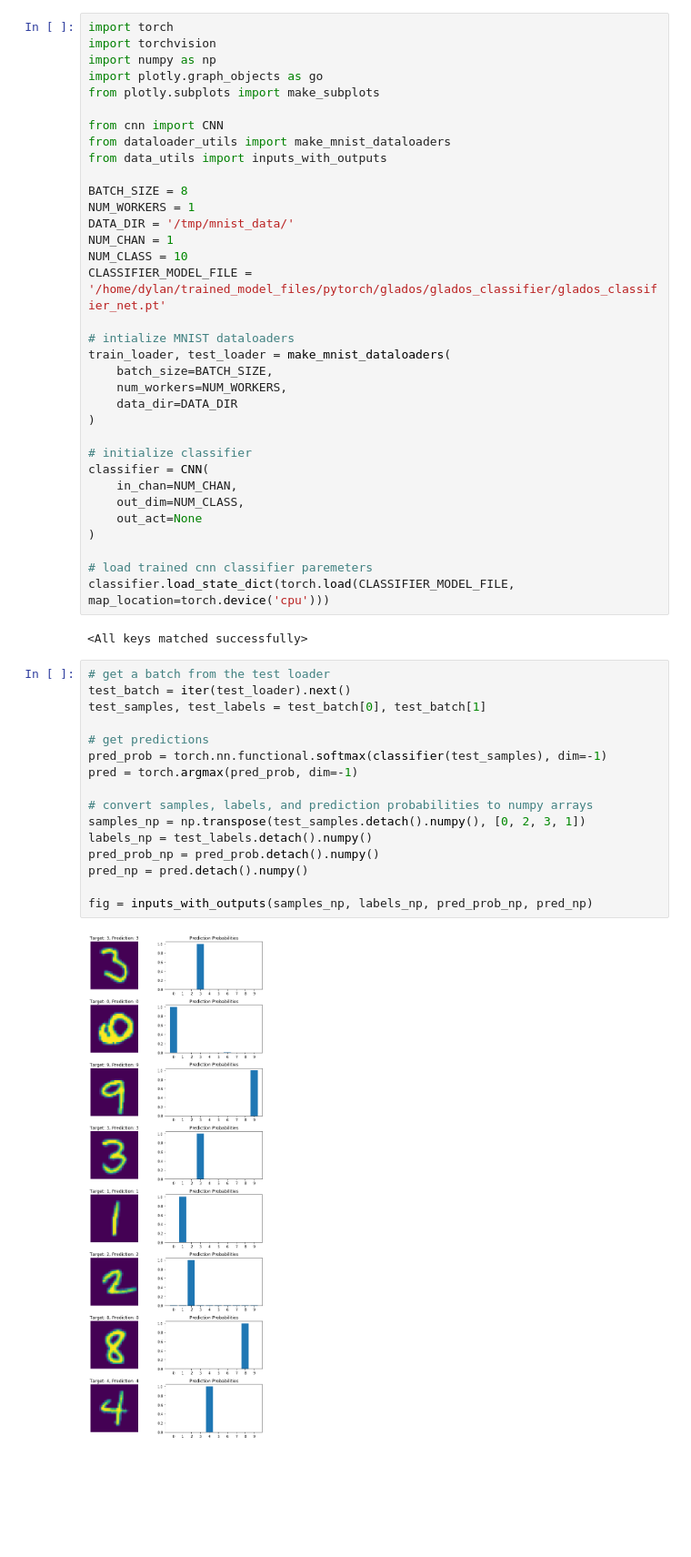
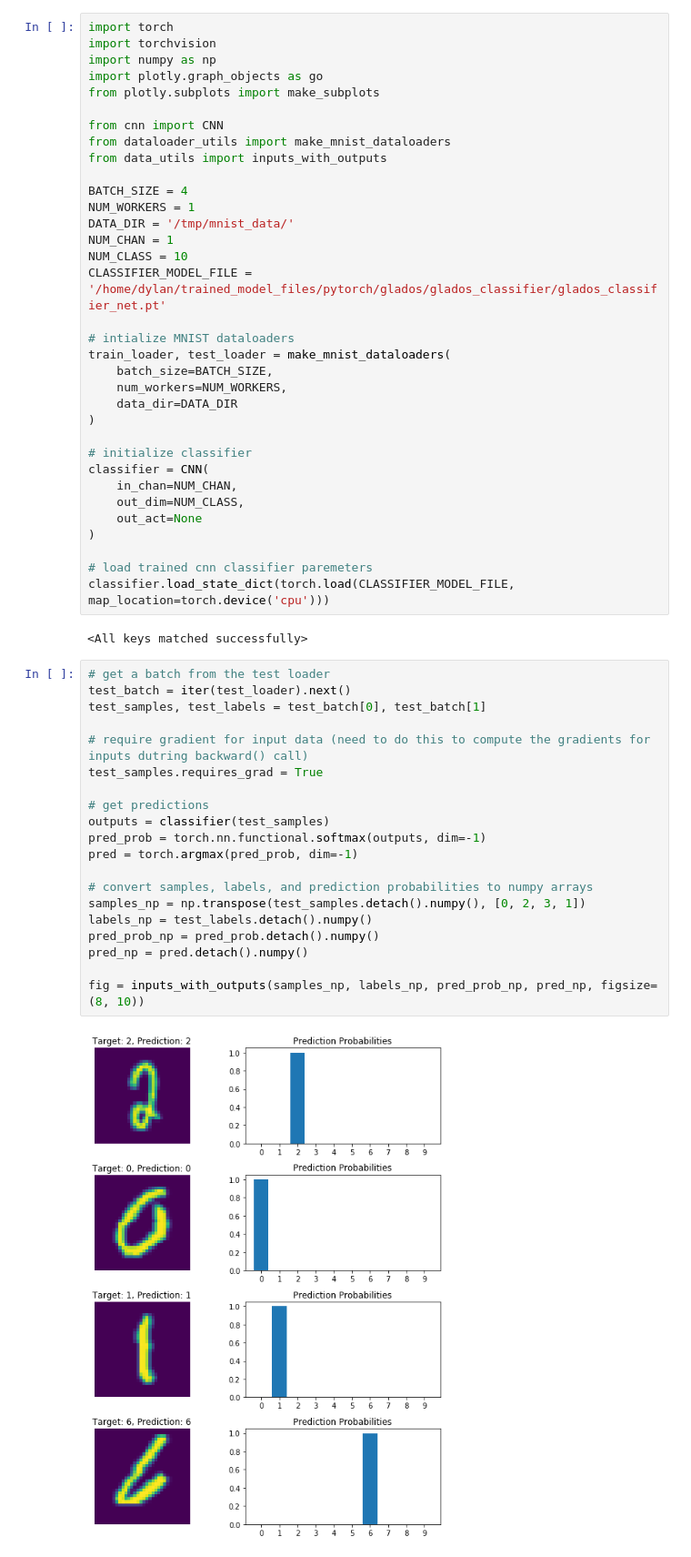
Before and after one commit to dylanell/adversarial-samples, a Jupyter notebook: adversarial_examples.ipynb, the cells around one changed output. Shown at 91% size. Cells and saved outputs as stored; diff of their text form; blank space fills up the shorter version.

```diff
--- a/adversarial_examples.ipynb
+++ b/adversarial_examples.ipynb
@@ -11,7 +11,7 @@ from cnn import CNN
 from dataloader_utils import make_mnist_dataloaders
 from data_utils import inputs_with_outputs
 
-BATCH_SIZE = 8
+BATCH_SIZE = 4
 NUM_WORKERS = 1
 DATA_DIR = '/tmp/mnist_data/'
 NUM_CHAN = 1
@@ -39,18 +39,22 @@ classifier.load_state_dict(torch.load(CLASSIFIER_MODEL_FILE, map_location=torch.
 # %%
 # get a batch from the test loader
 test_batch = iter(test_loader).next()
 test_samples, test_labels = test_batch[0], test_batch[1]
 
+# require gradient for input data (need to do this to compute the gradients for inputs dutring backward() call)
+test_samples.requires_grad = True
+
 # get predictions
-pred_prob = torch.nn.functional.softmax(classifier(test_samples), dim=-1)
+outputs = classifier(test_samples)
+pred_prob = torch.nn.functional.softmax(outputs, dim=-1)
 pred = torch.argmax(pred_prob, dim=-1)
 
 # convert samples, labels, and prediction probabilities to numpy arrays
 samples_np = np.transpose(test_samples.detach().numpy(), [0, 2, 3, 1])
 labels_np = test_labels.detach().numpy()
 pred_prob_np = pred_prob.detach().numpy()
 pred_np = pred.detach().numpy()
 
-fig = inputs_with_outputs(samples_np, labels_np, pred_prob_np, pred_np)
+fig = inputs_with_outputs(samples_np, labels_np, pred_prob_np, pred_np, figsize=(8, 10))
 # %% [output]
-[figure, old version]
+[figure, new version]
```
Also changed, not shown: parts of 2 cells of this notebook, 1 other file.
